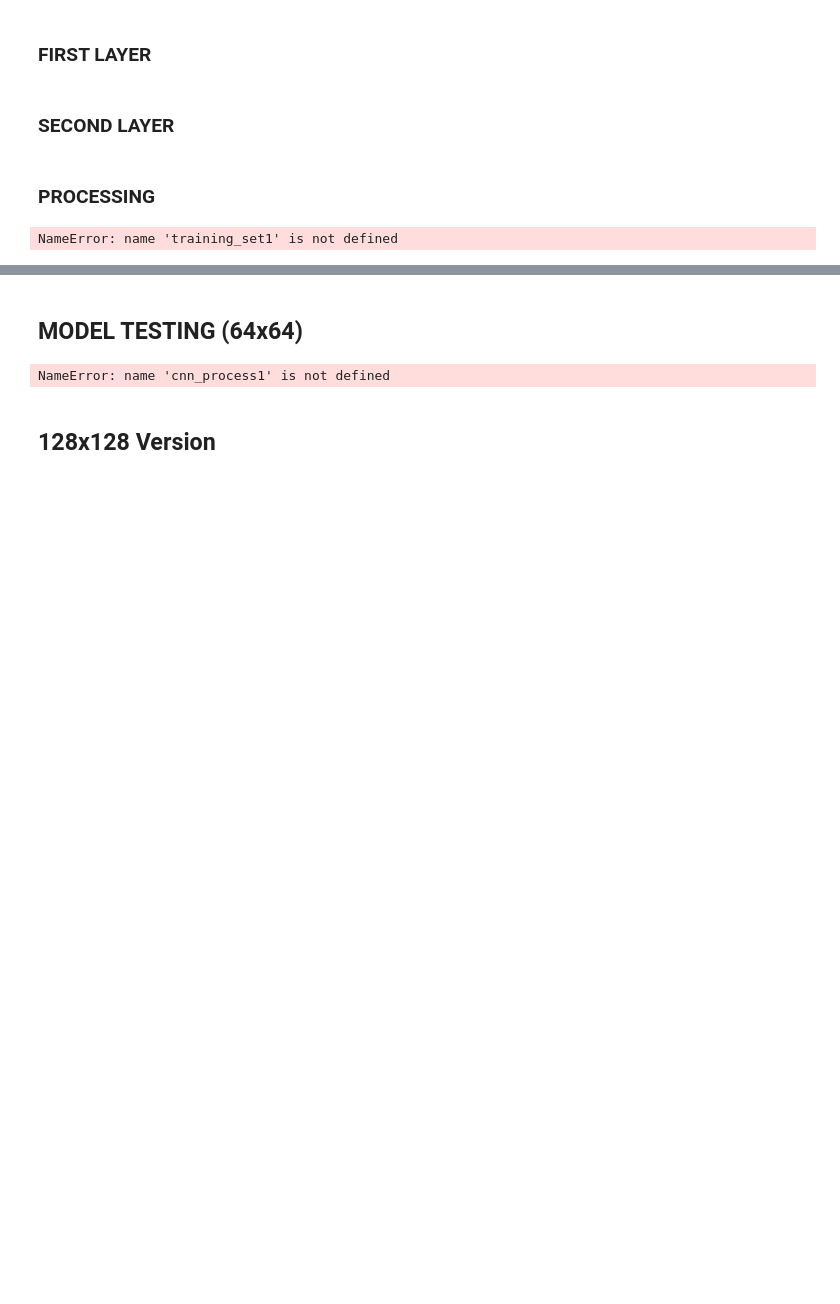
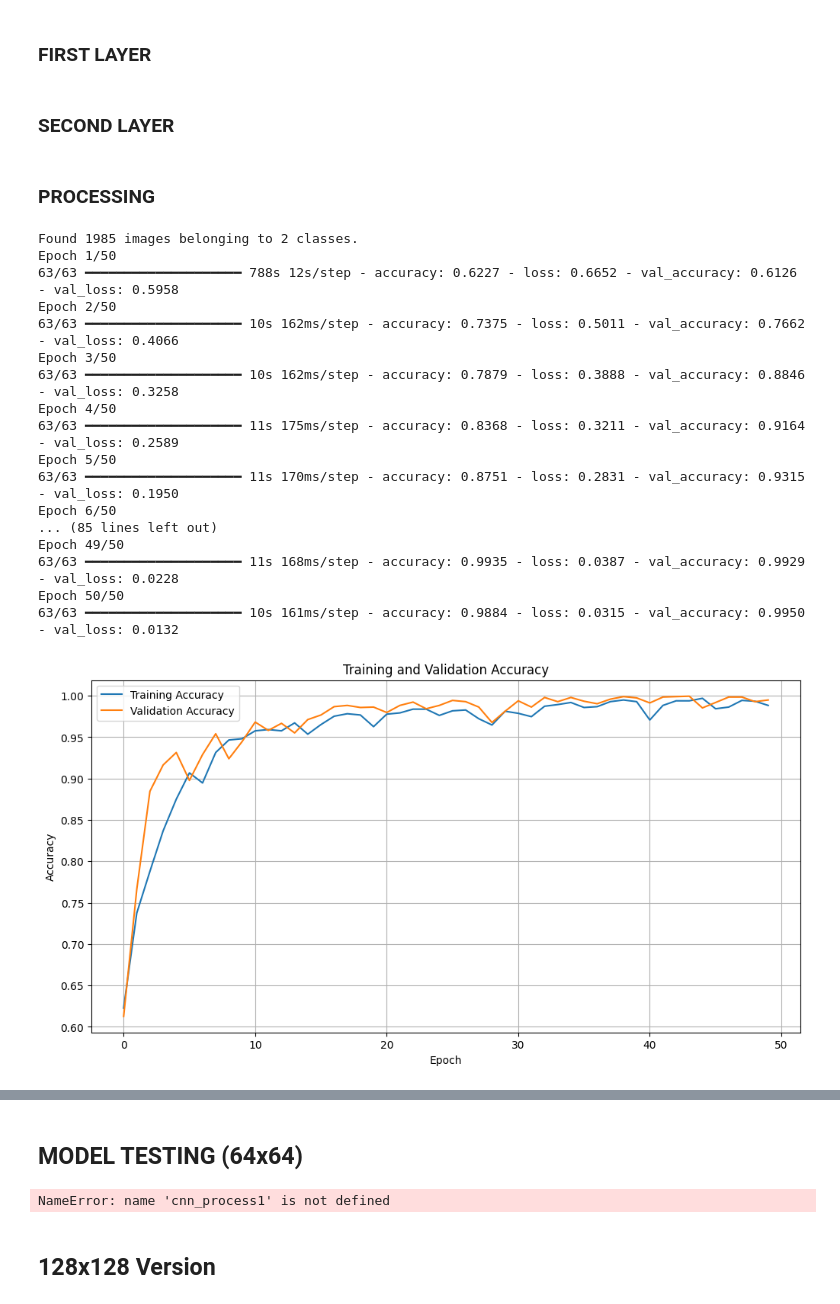
Before and after one commit to RMPlaysMCYT/Corn-Detection-System, a Jupyter notebook: python/Notebooks/Corn_Seeds_Detection_Notebook.ipynb, the cells around one changed output, grey strips where cells are left out. Saved outputs shown, nothing was run; the diff lists cells and outputs as text; code cells hidden in the pictures; blank space fills up the shorter version.

```diff
--- a/python/Notebooks/Corn_Seeds_Detection_Notebook.ipynb
+++ b/python/Notebooks/Corn_Seeds_Detection_Notebook.ipynb
@@ -248,28 +248,51 @@ cnn_process1.compile(
 # %%
 import matplotlib.pyplot as plt
 
 #STEP 1
 #INPUT_SHAPE = 64
-cnn_process1.fit(x=training_set1, validation_data=testing_set1, epochs=50)
+training_set1 = training_datagenerator1.flow_from_directory(
+    '/content/drive/MyDrive/CornSeeds/NewCornData/processed_data',
+    target_size=(64, 64),
+    batch_size=32,
+    class_mode='binary'
+)
+history = cnn_process1.fit(x=training_set1, validation_data=testing_set1, epochs=50)
 
 plt.figure(figsize=(12, 6))
 plt.plot(history.history['accuracy'], label='Training Accuracy')
 plt.plot(history.history['val_accuracy'], label='Validation Accuracy')
 plt.title('Training and Validation Accuracy')
 plt.xlabel('Epoch')
 plt.ylabel('Accuracy')
 plt.legend()
 plt.grid(True)
 plt.show()
 
 plt.figure(figsize=(12, 6))
 plt.plot(history.history['loss'], label='Training Loss')
 plt.plot(history.history['val_loss'], label='Validation Loss')
 plt.title('Training and Validation Loss')
 plt.xlabel('Epoch')
 plt.ylabel('Loss')
 plt.legend()
 plt.grid(True)
 plt.show()
 # %% [output]
-NameError: name 'training_set1' is not defined
+Found 1985 images belonging to 2 classes.
+Epoch 1/50
+63/63 ━━━━━━━━━━━━━━━━━━━━ 788s 12s/step - accuracy: 0.6227 - loss: 0.6652 - val_accuracy: 0.6126 - val_loss: 0.5958
+Epoch 2/50
+63/63 ━━━━━━━━━━━━━━━━━━━━ 10s 162ms/step - accuracy: 0.7375 - loss: 0.5011 - val_accuracy: 0.7662 - val_loss: 0.4066
+Epoch 3/50
+63/63 ━━━━━━━━━━━━━━━━━━━━ 10s 162ms/step - accuracy: 0.7879 - loss: 0.3888 - val_accuracy: 0.8846 - val_loss: 0.3258
+Epoch 4/50
+63/63 ━━━━━━━━━━━━━━━━━━━━ 11s 175ms/step - accuracy: 0.8368 - loss: 0.3211 - val_accuracy: 0.9164 - val_loss: 0.2589
+Epoch 5/50
+63/63 ━━━━━━━━━━━━━━━━━━━━ 11s 170ms/step - accuracy: 0.8751 - loss: 0.2831 - val_accuracy: 0.9315 - val_loss: 0.1950
+Epoch 6/50
+... (85 lines left out)
+Epoch 49/50
+63/63 ━━━━━━━━━━━━━━━━━━━━ 11s 168ms/step - accuracy: 0.9935 - loss: 0.0387 - val_accuracy: 0.9929 - val_loss: 0.0228
+Epoch 50/50
+63/63 ━━━━━━━━━━━━━━━━━━━━ 10s 161ms/step - accuracy: 0.9884 - loss: 0.0315 - val_accuracy: 0.9950 - val_loss: 0.0132
+[figure, added]
```
Also changed, not shown: parts of 1 cell of this notebook.
